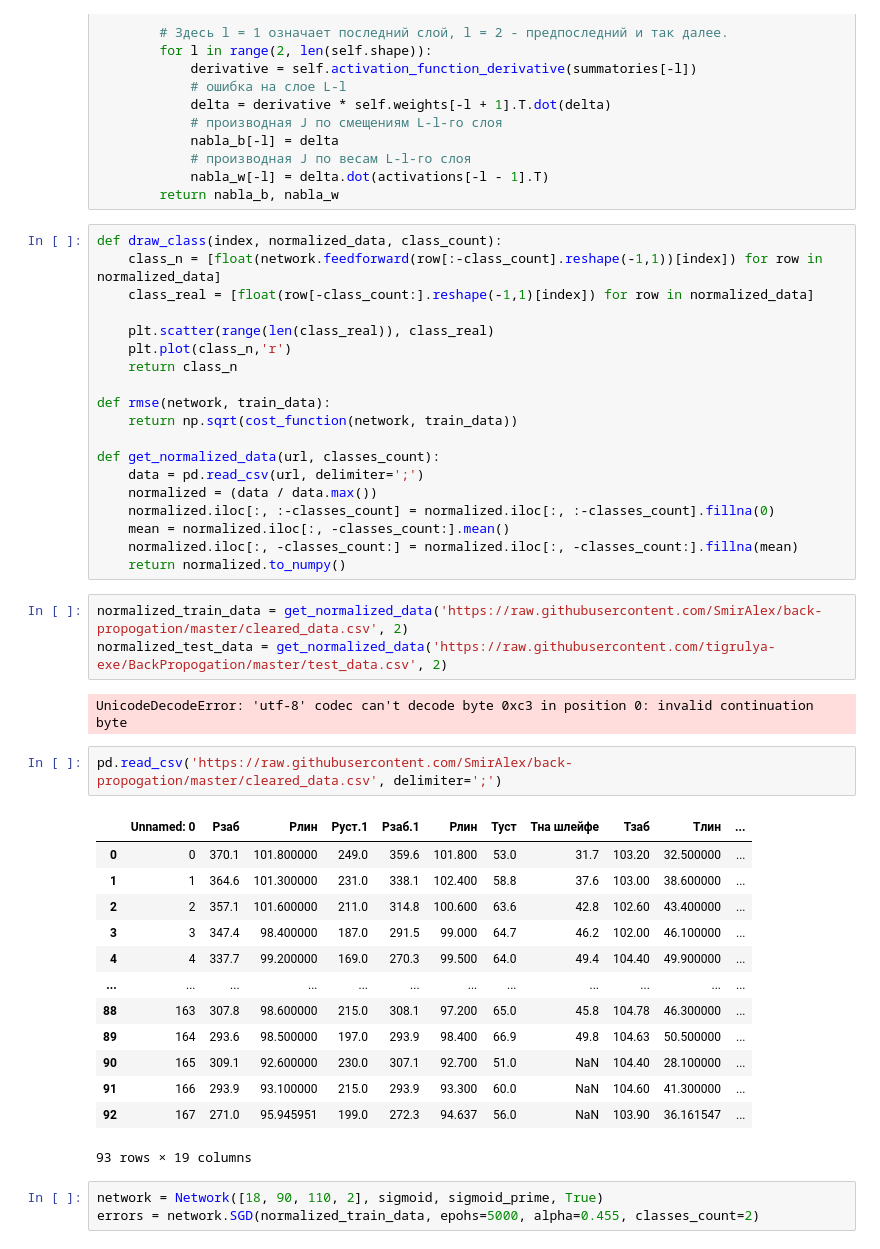
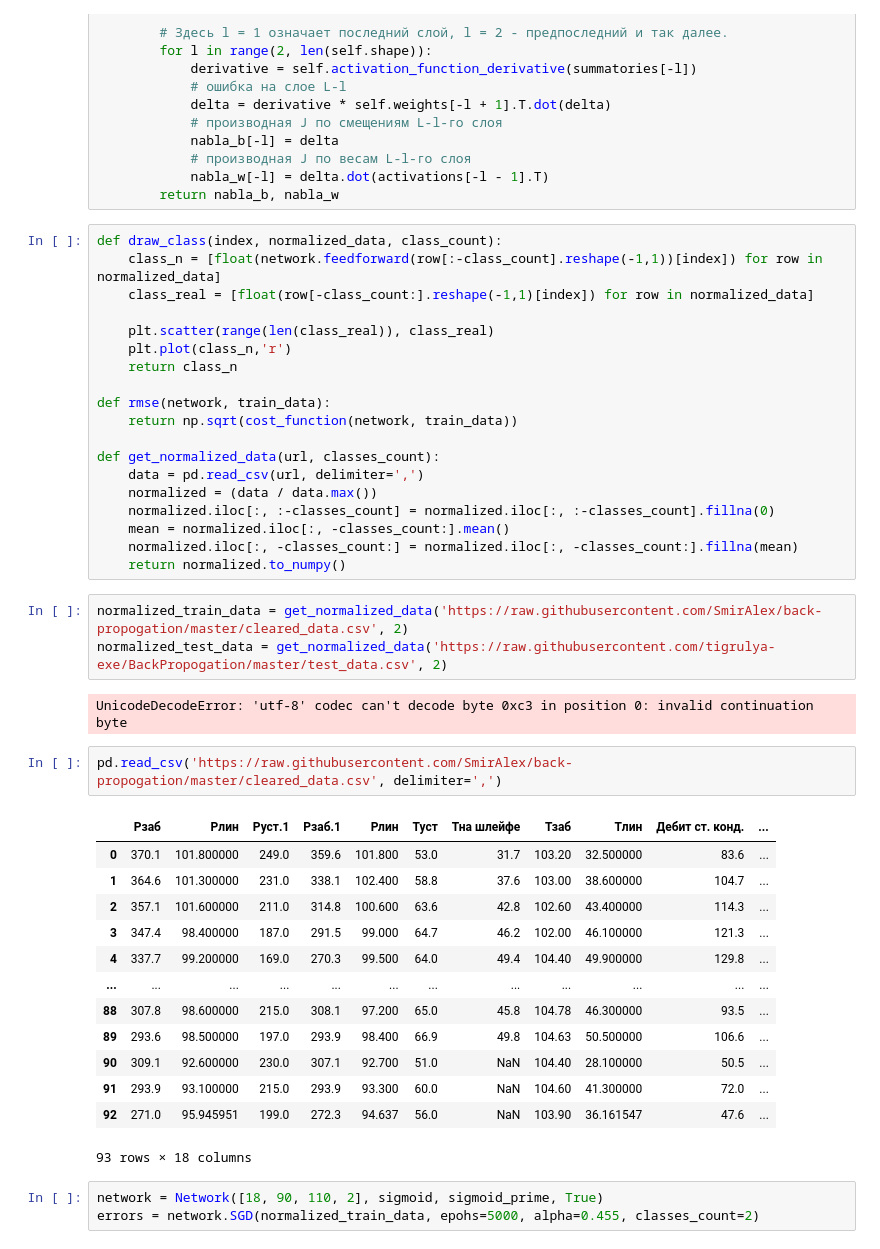
Before and after one commit to SmirAlex/back-propogation, a Jupyter notebook: lab3.ipynb, the cells around one changed output. Cells and saved outputs as stored; diff of their text form.

```diff
--- a/lab3.ipynb
+++ b/lab3.ipynb
@@ -129,7 +129,7 @@ def rmse(network, train_data):
     return np.sqrt(cost_function(network, train_data))
 
 def get_normalized_data(url, classes_count):
-    data = pd.read_csv(url, delimiter=';')
+    data = pd.read_csv(url, delimiter=',')
     normalized = (data / data.max())
     normalized.iloc[:, :-classes_count] = normalized.iloc[:, :-classes_count].fillna(0)
     mean = normalized.iloc[:, -classes_count:].mean()
@@ -141,21 +141,21 @@ normalized_test_data = get_normalized_data('https://raw.githubusercontent.com/ti
 # %% [output]
 UnicodeDecodeError: 'utf-8' codec can't decode byte 0xc3 in position 0: invalid continuation byte
 # %%
-pd.read_csv('https://raw.githubusercontent.com/SmirAlex/back-propogation/master/cleared_data.csv', delimiter=';')
+pd.read_csv('https://raw.githubusercontent.com/SmirAlex/back-propogation/master/cleared_data.csv', delimiter=',')
 # %% [output]
-|  | Unnamed: 0 | Рзаб | Pлин | Руст.1 | Рзаб.1 | Рлин | Туст | Тна шлейфе | Тзаб | Tлин | ... |
-| 0 | 0 | 370.1 | 101.800000 | 249.0 | 359.6 | 101.800 | 53.0 | 31.7 | 103.20 | 32.500000 | ... |
-| 1 | 1 | 364.6 | 101.300000 | 231.0 | 338.1 | 102.400 | 58.8 | 37.6 | 103.00 | 38.600000 | ... |
-| 2 | 2 | 357.1 | 101.600000 | 211.0 | 314.8 | 100.600 | 63.6 | 42.8 | 102.60 | 43.400000 | ... |
-| 3 | 3 | 347.4 | 98.400000 | 187.0 | 291.5 | 99.000 | 64.7 | 46.2 | 102.00 | 46.100000 | ... |
-| 4 | 4 | 337.7 | 99.200000 | 169.0 | 270.3 | 99.500 | 64.0 | 49.4 | 104.40 | 49.900000 | ... |
+|  | Рзаб | Pлин | Руст.1 | Рзаб.1 | Рлин | Туст | Тна шлейфе | Тзаб | Tлин | Дебит ст. конд. | ... |
+| 0 | 370.1 | 101.800000 | 249.0 | 359.6 | 101.800 | 53.0 | 31.7 | 103.20 | 32.500000 | 83.6 | ... |
+| 1 | 364.6 | 101.300000 | 231.0 | 338.1 | 102.400 | 58.8 | 37.6 | 103.00 | 38.600000 | 104.7 | ... |
+| 2 | 357.1 | 101.600000 | 211.0 | 314.8 | 100.600 | 63.6 | 42.8 | 102.60 | 43.400000 | 114.3 | ... |
+| 3 | 347.4 | 98.400000 | 187.0 | 291.5 | 99.000 | 64.7 | 46.2 | 102.00 | 46.100000 | 121.3 | ... |
+| 4 | 337.7 | 99.200000 | 169.0 | 270.3 | 99.500 | 64.0 | 49.4 | 104.40 | 49.900000 | 129.8 | ... |
 | ... | ... | ... | ... | ... | ... | ... | ... | ... | ... | ... | ... |
-| 88 | 163 | 307.8 | 98.600000 | 215.0 | 308.1 | 97.200 | 65.0 | 45.8 | 104.78 | 46.300000 | ... |
-| 89 | 164 | 293.6 | 98.500000 | 197.0 | 293.9 | 98.400 | 66.9 | 49.8 | 104.63 | 50.500000 | ... |
-| 90 | 165 | 309.1 | 92.600000 | 230.0 | 307.1 | 92.700 | 51.0 | NaN | 104.40 | 28.100000 | ... |
-| 91 | 166 | 293.9 | 93.100000 | 215.0 | 293.9 | 93.300 | 60.0 | NaN | 104.60 | 41.300000 | ... |
-| 92 | 167 | 271.0 | 95.945951 | 199.0 | 272.3 | 94.637 | 56.0 | NaN | 103.90 | 36.161547 | ... |
+| 88 | 307.8 | 98.600000 | 215.0 | 308.1 | 97.200 | 65.0 | 45.8 | 104.78 | 46.300000 | 93.5 | ... |
+| 89 | 293.6 | 98.500000 | 197.0 | 293.9 | 98.400 | 66.9 | 49.8 | 104.63 | 50.500000 | 106.6 | ... |
+| 90 | 309.1 | 92.600000 | 230.0 | 307.1 | 92.700 | 51.0 | NaN | 104.40 | 28.100000 | 50.5 | ... |
+| 91 | 293.9 | 93.100000 | 215.0 | 293.9 | 93.300 | 60.0 | NaN | 104.60 | 41.300000 | 72.0 | ... |
+| 92 | 271.0 | 95.945951 | 199.0 | 272.3 | 94.637 | 56.0 | NaN | 103.90 | 36.161547 | 47.6 | ... |
-93 rows × 19 columns
+93 rows × 18 columns
 # %%
 network = Network([18, 90, 110, 2], sigmoid, sigmoid_prime, True)
 errors = network.SGD(normalized_train_data, epohs=5000, alpha=0.455, classes_count=2)
```
Also changed, not shown: 1 other file.
